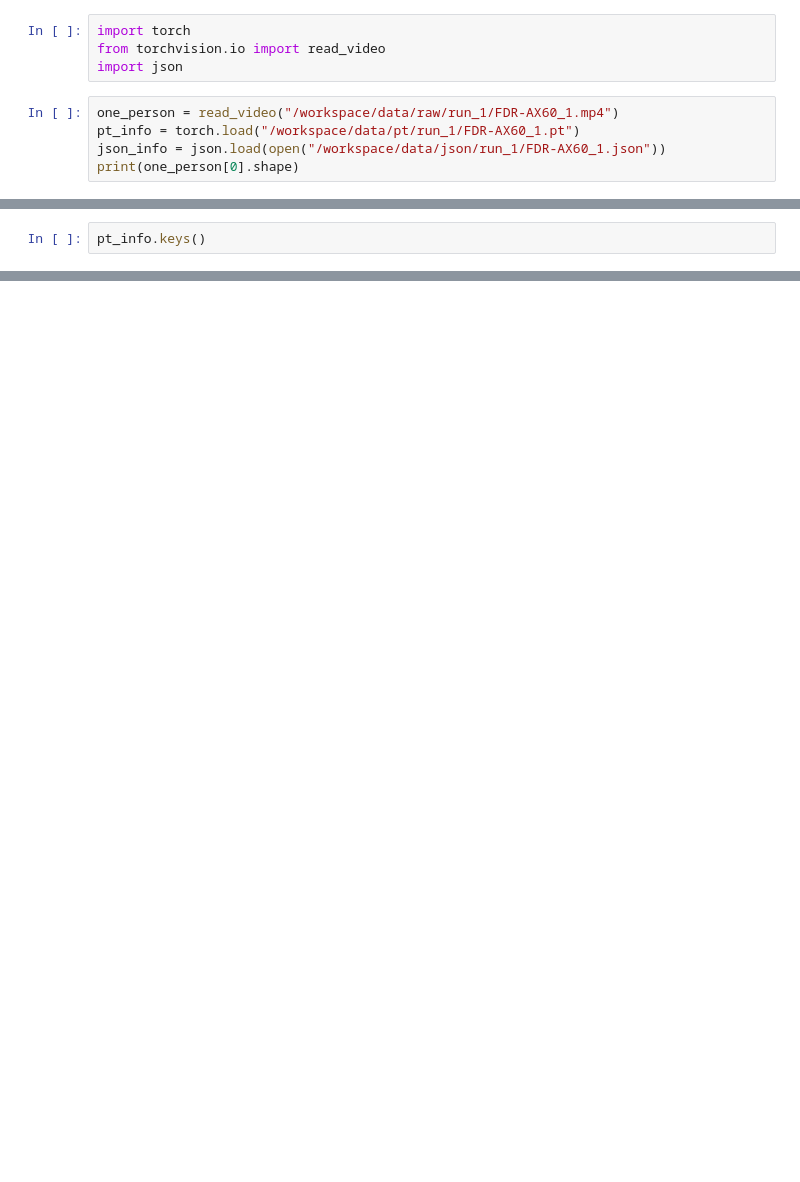
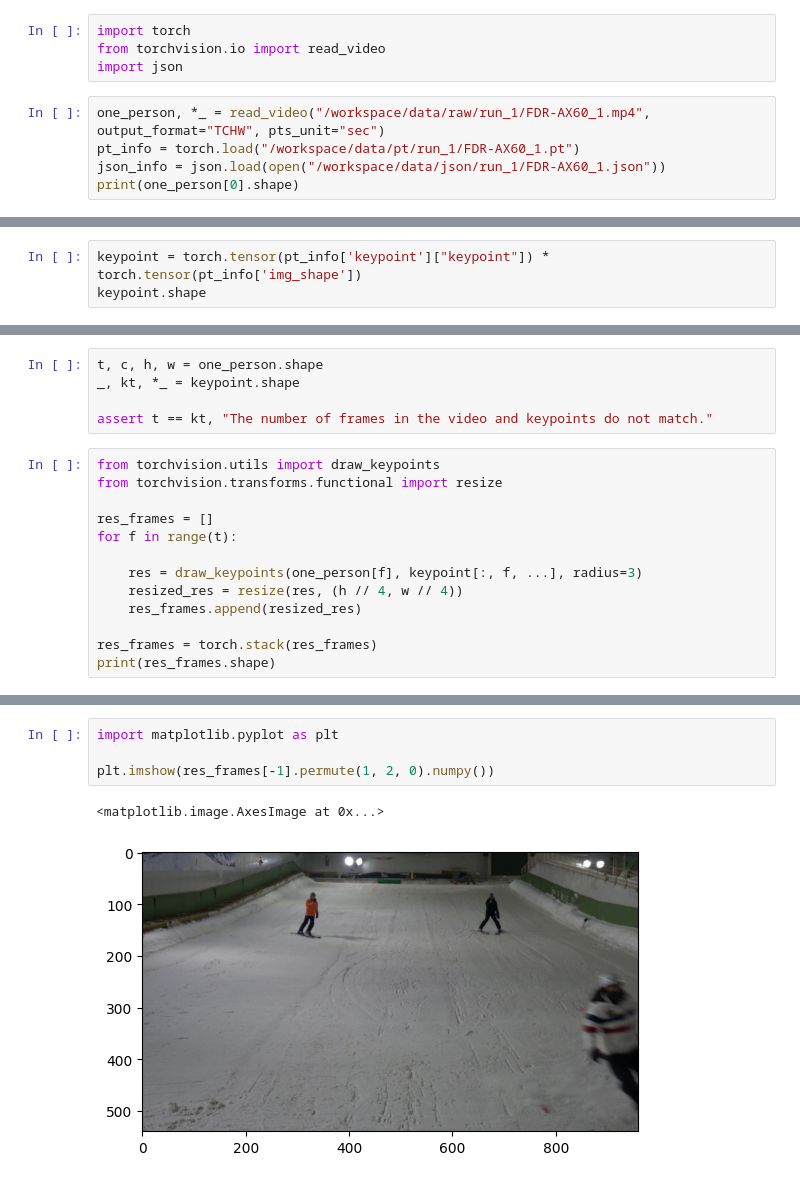
Before and after one commit to ChenKaiXuSan/Skiing_Analysis_PyTorch, a Jupyter notebook: analysis/pt.ipynb, the cells around one changed output, grey strips where cells are left out. Cells and saved outputs as stored; diff of their text form; blank space fills up the shorter version.

```diff
--- a/analysis/pt.ipynb
+++ b/analysis/pt.ipynb
@@ -3,7 +3,7 @@ import torch
 from torchvision.io import read_video
 import json
 # %%
-one_person = read_video("/workspace/data/raw/run_1/FDR-AX60_1.mp4")
+one_person, *_ = read_video("/workspace/data/raw/run_1/FDR-AX60_1.mp4", output_format="TCHW", pts_unit="sec")
 pt_info = torch.load("/workspace/data/pt/run_1/FDR-AX60_1.pt")
 json_info = json.load(open("/workspace/data/json/run_1/FDR-AX60_1.json"))
 print(one_person[0].shape)
@@ -12,3 +12,4 @@ torch.Size([360, 2160, 3840, 3])
 # %%
-pt_info.keys()
+keypoint = torch.tensor(pt_info['keypoint']["keypoint"]) * torch.tensor(pt_info['img_shape'])
+keypoint.shape
 # %% [output]
@@ -15,0 +17,18 @@ dict_keys(['video_name', 'video_path', 'img_shape', 'frame_count', 'none_index',
+# %%
+t, c, h, w = one_person.shape
+_, kt, *_ = keypoint.shape
+
+assert t == kt, "The number of frames in the video and keypoints do not match."
+# %%
+from torchvision.utils import draw_keypoints
+from torchvision.transforms.functional import resize
+
+res_frames = []
+for f in range(t):
+
+	res = draw_keypoints(one_person[f], keypoint[:, f, ...], radius=3)
+	resized_res = resize(res, (h // 4, w // 4))
+	res_frames.append(resized_res)
+
+res_frames = torch.stack(res_frames)
+print(res_frames.shape)
@@ -29,0 +78,7 @@ FDR-AX60_1.mp4
+# %%
+import matplotlib.pyplot as plt
+
+plt.imshow(res_frames[-1].permute(1, 2, 0).numpy())
+# %% [output]
+<matplotlib.image.AxesImage at 0x...>
+[figure, added]
```
Also changed, not shown: parts of 6 cells of this notebook, 5 other files.
